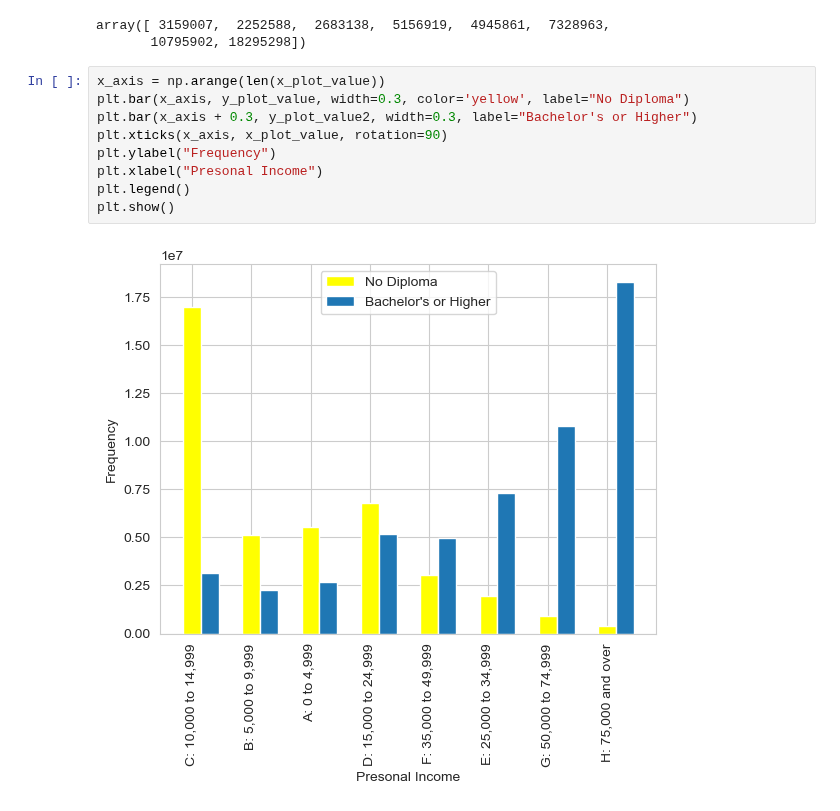
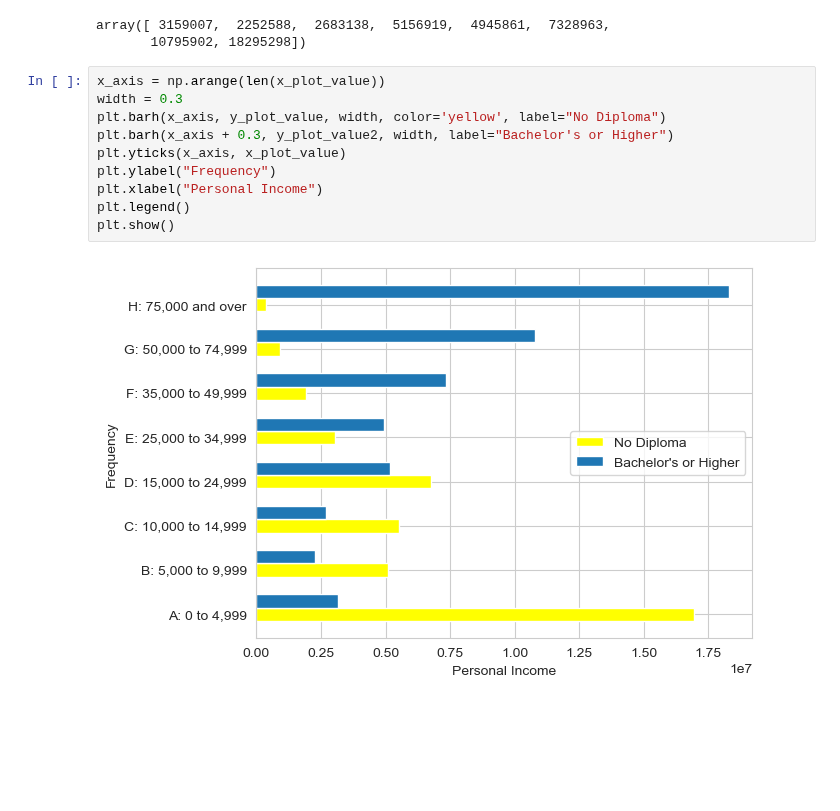
Before and after one commit to ramnareeesh/ml-playgrounds, a Jupyter notebook: Foundations of DS/Assignment-1-Pre_Processing-Qn3.ipynb, the cells around one changed output. Cells and saved outputs as stored; diff of their text form; blank space fills up the shorter version.

```diff
--- a/Foundations of DS/Assignment-1-Pre_Processing-Qn3.ipynb
+++ b/Foundations of DS/Assignment-1-Pre_Processing-Qn3.ipynb
@@ -156,12 +156,13 @@ array([ 3159007,  2252588,  2683138,  5156919,  4945861,  7328963,
        10795902, 18295298])
 # %%
 x_axis = np.arange(len(x_plot_value))
-plt.bar(x_axis, y_plot_value, width=0.3, color='yellow', label="No Diploma")
-plt.bar(x_axis + 0.3, y_plot_value2, width=0.3, label="Bachelor's or Higher")
-plt.xticks(x_axis, x_plot_value, rotation=90)
+width = 0.3
+plt.barh(x_axis, y_plot_value, width, color='yellow', label="No Diploma")
+plt.barh(x_axis + 0.3, y_plot_value2, width, label="Bachelor's or Higher")
+plt.yticks(x_axis, x_plot_value)
 plt.ylabel("Frequency")
-plt.xlabel("Presonal Income")
+plt.xlabel("Personal Income")
 plt.legend()
 plt.show()
 # %% [output]
-[figure, old version]
+[figure, new version]
```
